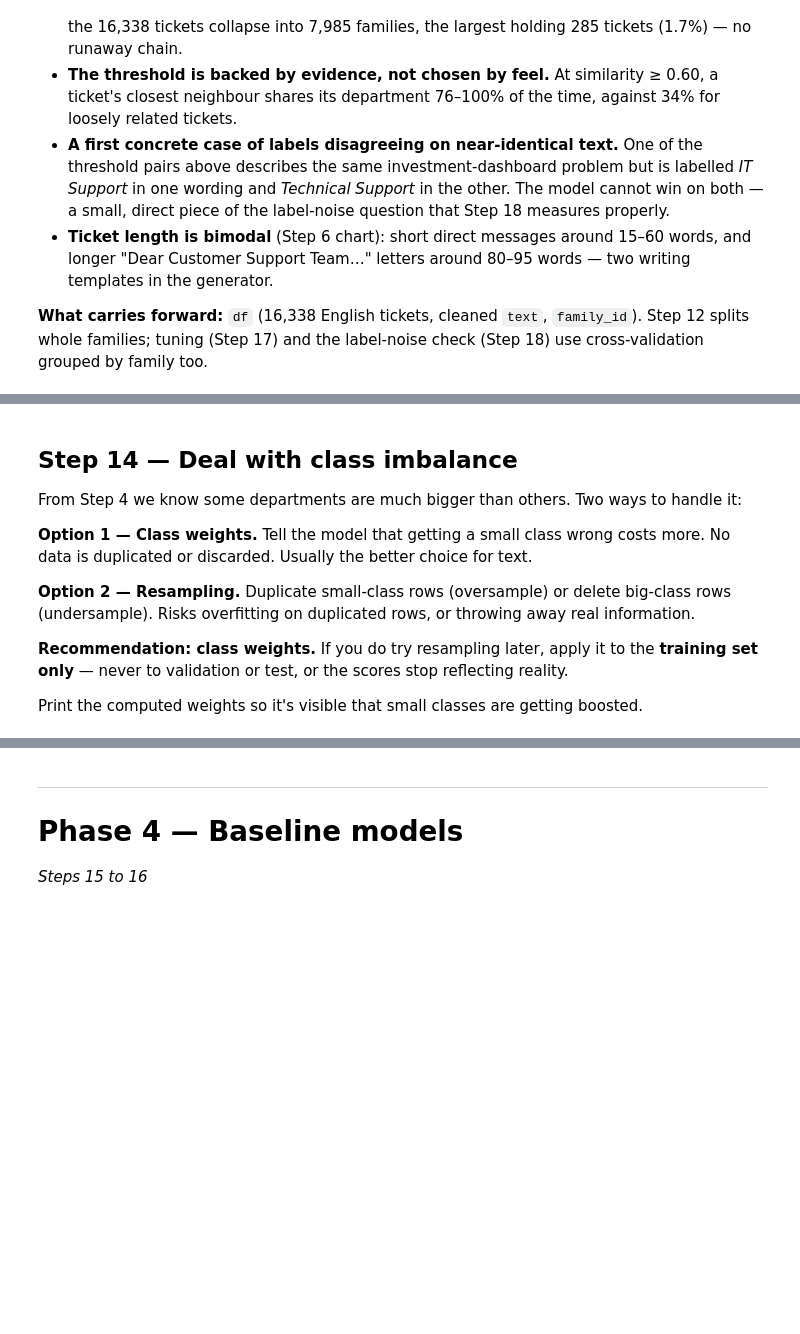
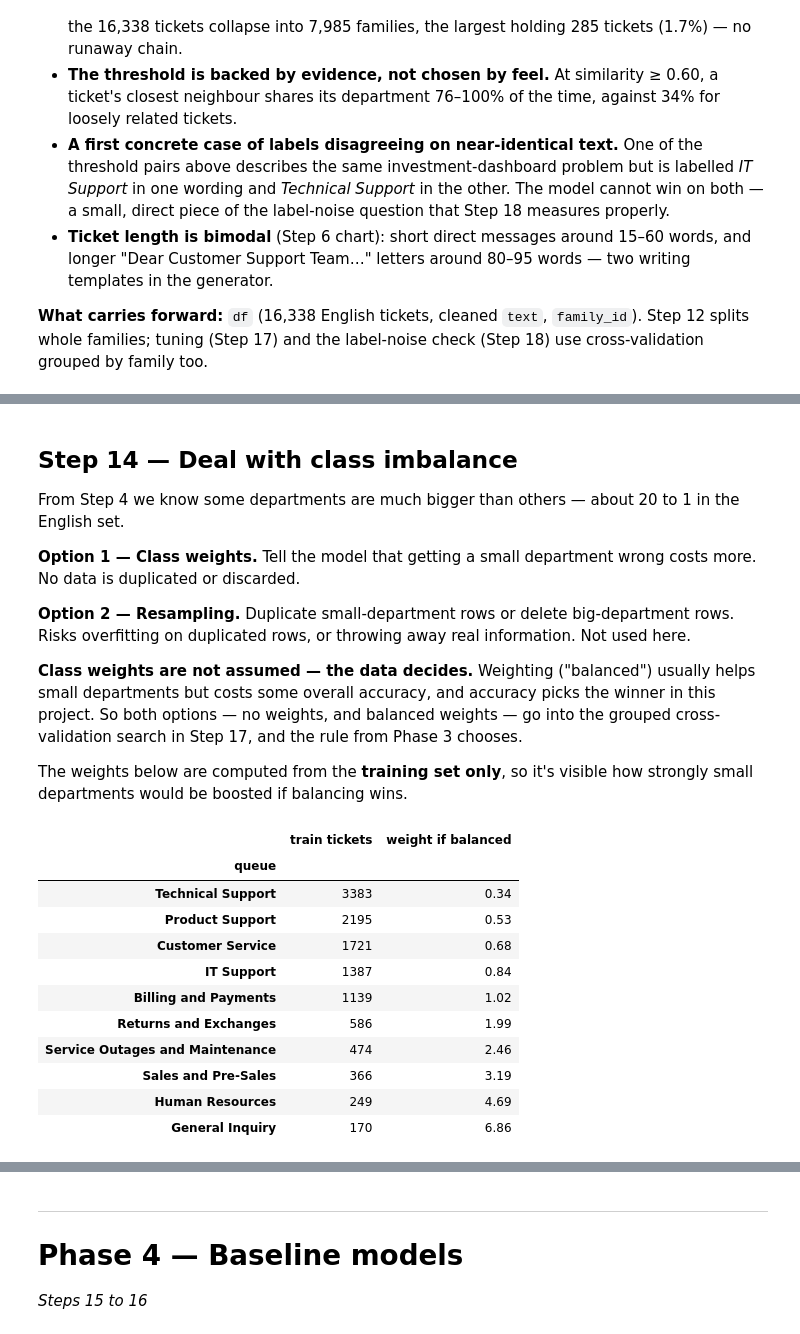
Before and after one commit to karthikiyer365/Live, a Jupyter notebook: topic-classification/department_classifier_pipeline.ipynb, the cells around one changed output, grey strips where cells are left out. Saved outputs shown, nothing was run; the diff lists cells and outputs as text; code cells hidden in the pictures; blank space fills up the shorter version.

```diff
--- a/topic-classification/department_classifier_pipeline.ipynb
+++ b/topic-classification/department_classifier_pipeline.ipynb
@@ -990,2 +1088,13 @@ counts for almost nothing.
 # %%
 # Step 13 — fit TfidfVectorizer on train, transform val and test
+TFIDF_PARAMS = dict(ngram_range=(1, 2), min_df=2, max_df=0.9, sublinear_tf=True)
+
+vectorizer = TfidfVectorizer(**TFIDF_PARAMS)
+X_train = vectorizer.fit_transform(train_df["text"])
+X_val = vectorizer.transform(val_df["text"])
+X_test = vectorizer.transform(test_df["text"])
+y_train, y_val, y_test = train_df[LABEL], val_df[LABEL], test_df[LABEL]
+
+print(f"Vocabulary learned from train: {len(vectorizer.vocabulary_):,} words and word pairs")
+for name, X in [("train", X_train), ("validation", X_val), ("test", X_test)]:
+    print(f"  {name:10s} {X.shape[0]:>6,} tickets × {X.shape[1]:,} features")
@@ -992,17 +1127,39 @@ counts for almost nothing.
 # %% [markdown]
 ## Step 14 — Deal with class imbalance
 
-From Step 4 we know some departments are much bigger than others. Two ways to handle it:
+From Step 4 we know some departments are much bigger than others — about 20 to 1 in the English set.
 
-**Option 1 — Class weights.** Tell the model that getting a small class wrong costs more.
-No data is duplicated or discarded. Usually the better choice for text.
+**Option 1 — Class weights.** Tell the model that getting a small department wrong costs more.
+No data is duplicated or discarded.
 
-**Option 2 — Resampling.** Duplicate small-class rows (oversample) or delete big-class rows
-(undersample). Risks overfitting on duplicated rows, or throwing away real information.
+**Option 2 — Resampling.** Duplicate small-department rows or delete big-department rows.
+Risks overfitting on duplicated rows, or throwing away real information. Not used here.
 
-**Recommendation: class weights.** If you do try resampling later, apply it to the
-**training set only** — never to validation or test, or the scores stop reflecting reality.
+**Class weights are not assumed — the data decides.** Weighting ("balanced") usually helps small
+departments but costs some overall accuracy, and accuracy picks the winner in this project. So both
+options — no weights, and balanced weights — go into the grouped cross-validation search in Step 17,
+and the rule from Phase 3 chooses.
 
-Print the computed weights so it's visible that small classes are getting boosted.
+The weights below are computed from the **training set only**, so it's visible how strongly small
+departments would be boosted if balancing wins.
 # %%
-# Step 14 — compute balanced class weights, display them against class counts
+# Step 14 — compute balanced class weights from train, display them against department size
+from sklearn.utils.class_weight import compute_class_weight
+
+departments = np.sort(y_train.unique())
+balanced = compute_class_weight("balanced", classes=departments, y=y_train)
+pd.DataFrame({"train tickets": y_train.value_counts().reindex(departments),
+              "weight if balanced": balanced.round(2)}).sort_values("train tickets", ascending=False)
+# %% [output]
+|  | train tickets | weight if balanced |
+| queue |  |  |
+| Technical Support | 3383 | 0.34 |
+| Product Support | 2195 | 0.53 |
+| Customer Service | 1721 | 0.68 |
+| IT Support | 1387 | 0.84 |
+| Billing and Payments | 1139 | 1.02 |
+| Returns and Exchanges | 586 | 1.99 |
+| Service Outages and Maintenance | 474 | 2.46 |
+| Sales and Pre-Sales | 366 | 3.19 |
+| Human Resources | 249 | 4.69 |
+| General Inquiry | 170 | 6.86 |
```
Also changed, not shown: parts of 12 cells of this notebook.
